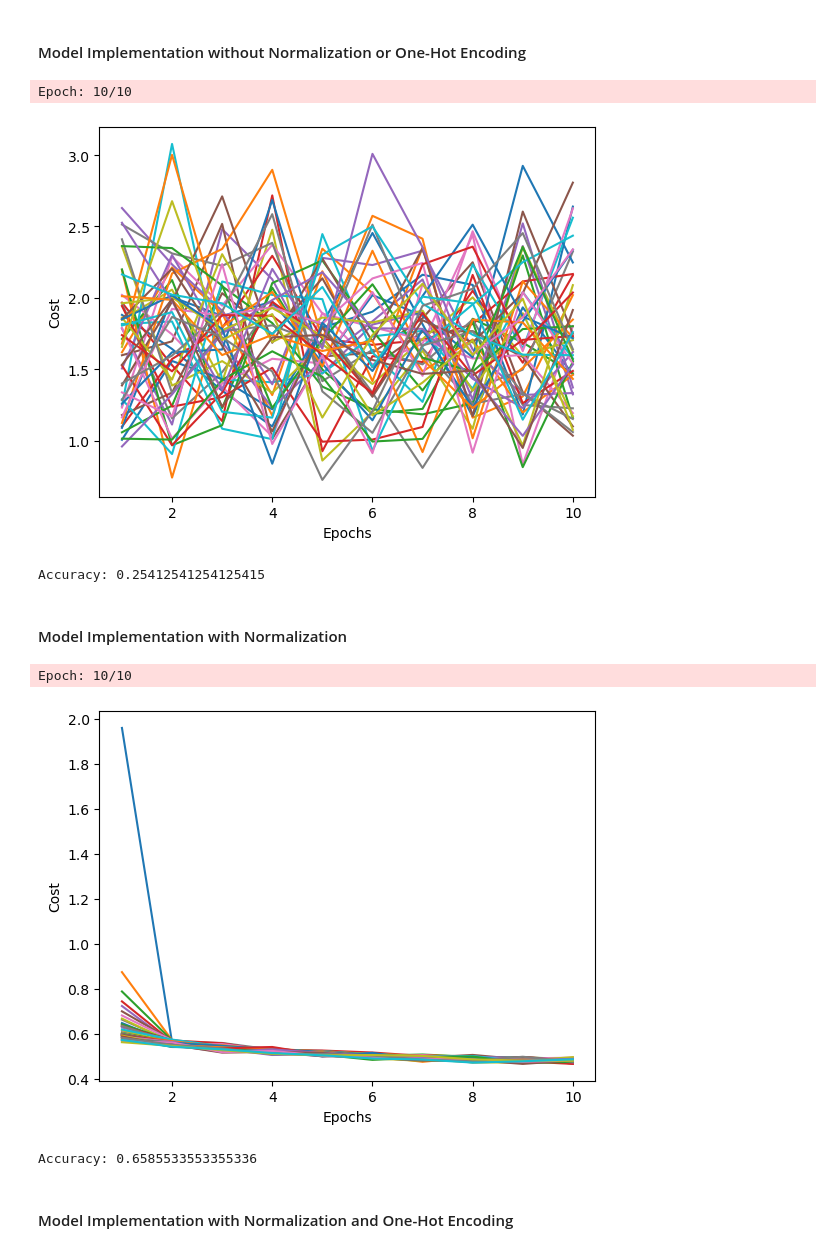
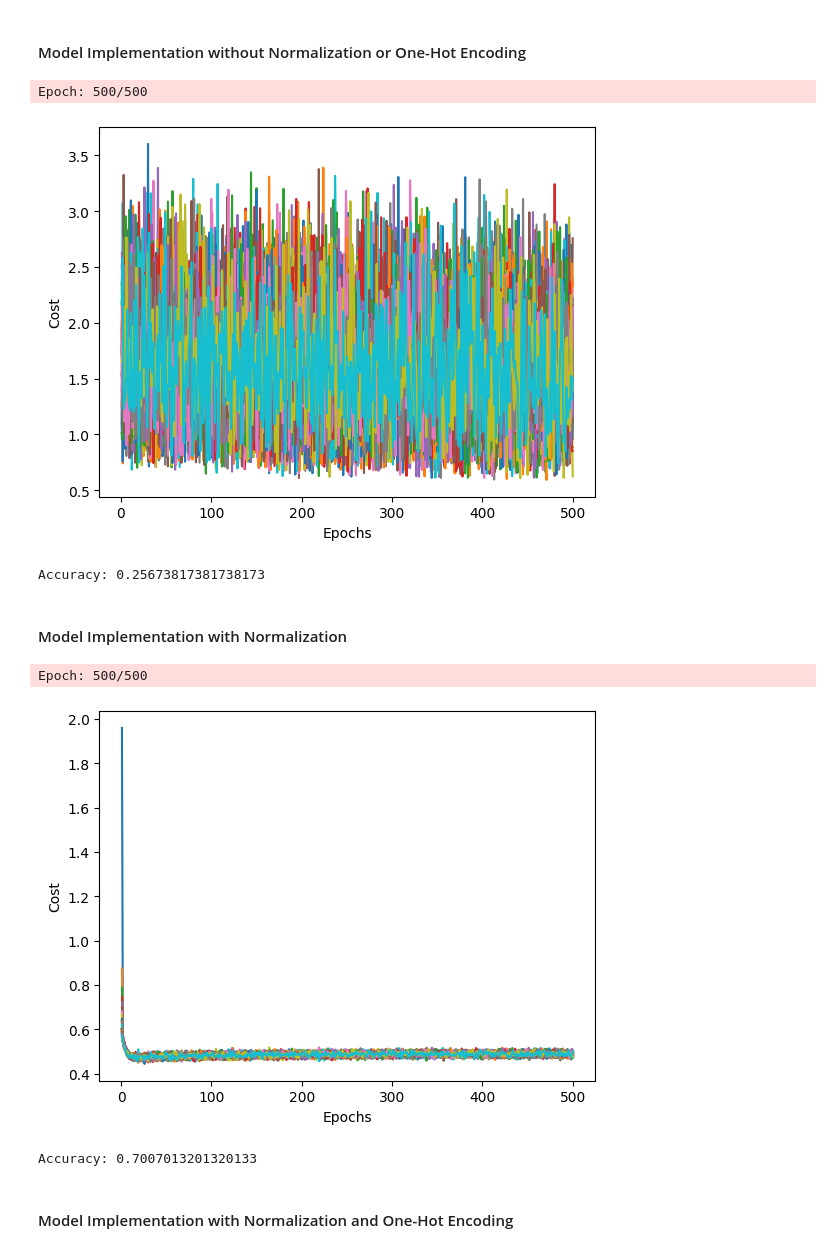
Before and after one commit to Jadonsw123/Lab4MultiLayerPerceptron, a Jupyter notebook: lab4.ipynb, the cells around one changed output. Drawn from its saved outputs; the diff is of its cells as text; code cells hidden in the pictures.

Commit message:
ran epochs to 500

```diff
--- a/lab4.ipynb
+++ b/lab4.ipynb
@@ -490,34 +497,34 @@ def convert_data(y_pred):
 # %%
 # train the model
 from matplotlib import pyplot as plt
 from sklearn.metrics import accuracy_score
 
 params = { 'n_hidden':30,
-         'C':0.1, 'epochs':10, 'eta':0.001,
+         'C':0.1, 'epochs':500, 'eta':0.001,
          'alpha':0.001, 'decrease_const':1e-5, 'minibatches':50,
          'shuffle':True,'random_state':1}
 # model = TLPVectorizedMiniBatchCrossEntropyGlorot(n_hidden=30, C=0.0, epochs=50, eta=0.001, random_state=42)
 model = TLPVectorizedMiniBatchCrossEntropyGlorot(**params)
 model.fit(X_train, y_train, print_progress=True)
 # plot the loss over time to ensure convergence
 plt.plot(range(1, len(model.cost_)+1), model.cost_)
 plt.xlabel("Epochs")
 plt.ylabel("Cost")
 plt.show()
 
 # evaluate the model on the test set
 y_pred = model.predict(X_test)
 
 # convert y_pred into a one-hot encoded dataframe
 y_pred = convert_data(y_pred)
 
 # Get accuracy
 accuracy = accuracy_score(y_test, y_pred)
 print("Accuracy:", accuracy)
 # %% [output]
-Epoch: 10/10
+Epoch: 500/500
-[figure, old version]
+[figure, new version]
-Accuracy: 0.25412541254125415
+Accuracy: 0.25673817381738173
 # %% [markdown]
 #### Model Implementation with Normalization
 # %%
@@ -542,7 +549,7 @@ class NormalizedTwoLayerPerceptron(TLPVectorizedMiniBatchCrossEntropyGlorot):
 
 # train the model
 params = { 'n_hidden':30,
-         'C':0.1, 'epochs':10, 'eta':0.001,
+         'C':0.1, 'epochs':500, 'eta':0.001,
          'alpha':0.001, 'decrease_const':1e-5, 'minibatches':50,
          'shuffle':True,'random_state':1}
 # model = NormalizedTwoLayerPerceptron(n_hidden=30, C=0.0, epochs=500, eta=0.001, random_state=42)
@@ -564,9 +571,9 @@ y_pred = convert_data(y_pred)
 accuracy = accuracy_score(y_test, y_pred)
 print("Accuracy:", accuracy)
 # %% [output]
-Epoch: 10/10
+Epoch: 500/500
-[figure, old version]
+[figure, new version]
-Accuracy: 0.6585533553355336
+Accuracy: 0.7007013201320133
 # %% [markdown]
 #### Model Implementation with Normalization and One-Hot Encoding
 # %%
```
Also changed, not shown: parts of 7 cells of this notebook.
